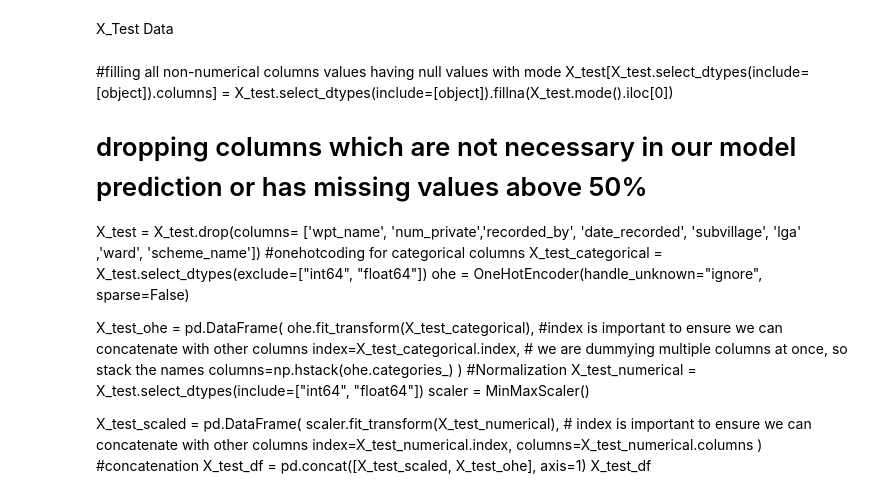
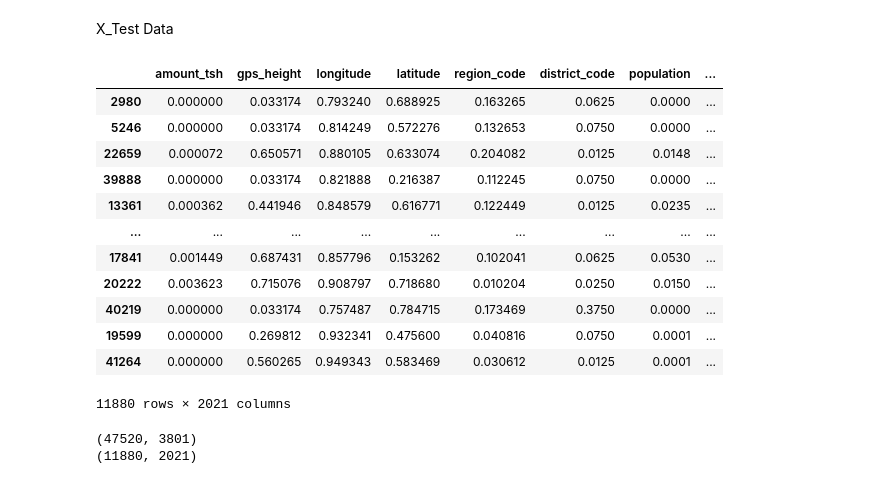
Before and after one commit to ibnudiyat/Project_Phase3, a Jupyter notebook: index.ipynb, the cells around one changed output. Cells and saved outputs as stored; diff of their text form; code cells hidden in the pictures.

```diff
--- a/index.ipynb
+++ b/index.ipynb
@@ -450,31 +537,45 @@ TypeError: Feature names are only supported if all input features have string na
 # %% [markdown]
 X_Test Data
-# %% [markdown]
-#filling all non-numerical columns values having null values with mode
-X_test[X_test.select_dtypes(include=[object]).columns] = X_test.select_dtypes(include=[object]).fillna(X_test.mode().iloc[0])
-# dropping columns which are not necessary in our model prediction or has missing values above 50%
-X_test = X_test.drop(columns= ['wpt_name', 'num_private','recorded_by', 'date_recorded', 'subvillage', 'lga' ,'ward', 'scheme_name'])
-#onehotcoding for categorical columns
-X_test_categorical = X_test.select_dtypes(exclude=["int64", "float64"])
-ohe = OneHotEncoder(handle_unknown="ignore", sparse=False)
-
-X_test_ohe = pd.DataFrame(
-    ohe.fit_transform(X_test_categorical),
-    #index is important to ensure we can concatenate with other columns
-    index=X_test_categorical.index,
-    # we are dummying multiple columns at once, so stack the names
-    columns=np.hstack(ohe.categories_)
-)
-#Normalization
-X_test_numerical = X_test.select_dtypes(include=["int64", "float64"])
-scaler = MinMaxScaler()
-
-X_test_scaled = pd.DataFrame(
-    scaler.fit_transform(X_test_numerical),
-    # index is important to ensure we can concatenate with other columns
-    index=X_test_numerical.index,
-    columns=X_test_numerical.columns
-)
-#concatenation
-X_test_df = pd.concat([X_test_scaled, X_test_ohe], axis=1)
-X_test_df
+# %%
+# dropping columns which are not necessary in our model prediction or has missing values above 50%
+X_test = X_test.drop(columns= ['wpt_name', 'num_private','recorded_by', 'date_recorded', 'subvillage', 'lga' ,'ward', 'scheme_name'])
+#filling all non-numerical columns values having null values with mode
+X_test[X_test.select_dtypes(include=[object]).columns] = X_test.select_dtypes(include=[object]).fillna(X_test.mode().iloc[0])
+#onehotcoding for categorical columns
+X_test_categorical = X_test.select_dtypes(exclude=["int64", "float64"])
+ohe = OneHotEncoder(handle_unknown="ignore", sparse=False)
+
+X_test_ohe = pd.DataFrame(
+    ohe.fit_transform(X_test_categorical),
+    #index is important to ensure we can concatenate with other columns
+    index=X_test_categorical.index,
+    # we are dummying multiple columns at once, so stack the names
+    columns=np.hstack(ohe.categories_)
+)
+#Normalization
+X_test_numerical = X_test.select_dtypes(include=["int64", "float64"])
+scaler = MinMaxScaler()
+
+X_test_scaled = pd.DataFrame(
+    scaler.fit_transform(X_test_numerical),
+    # index is important to ensure we can concatenate with other columns
+    index=X_test_numerical.index,
+    columns=X_test_numerical.columns
+)
+#concatenation
+X_test_df = pd.concat([X_test_scaled, X_test_ohe], axis=1)
+X_test_df
+# %% [output]
+|  | amount_tsh | gps_height | longitude | latitude | region_code | district_code | population | ... |
+| 2980 | 0.000000 | 0.033174 | 0.793240 | 0.688925 | 0.163265 | 0.0625 | 0.0000 | ... |
+| 5246 | 0.000000 | 0.033174 | 0.814249 | 0.572276 | 0.132653 | 0.0750 | 0.0000 | ... |
+| 22659 | 0.000072 | 0.650571 | 0.880105 | 0.633074 | 0.204082 | 0.0125 | 0.0148 | ... |
+| 39888 | 0.000000 | 0.033174 | 0.821888 | 0.216387 | 0.112245 | 0.0750 | 0.0000 | ... |
+| 13361 | 0.000362 | 0.441946 | 0.848579 | 0.616771 | 0.122449 | 0.0125 | 0.0235 | ... |
+| ... | ... | ... | ... | ... | ... | ... | ... | ... |
+| 17841 | 0.001449 | 0.687431 | 0.857796 | 0.153262 | 0.102041 | 0.0625 | 0.0530 | ... |
+| 20222 | 0.003623 | 0.715076 | 0.908797 | 0.718680 | 0.010204 | 0.0250 | 0.0150 | ... |
+| 40219 | 0.000000 | 0.033174 | 0.757487 | 0.784715 | 0.173469 | 0.3750 | 0.0000 | ... |
+| 19599 | 0.000000 | 0.269812 | 0.932341 | 0.475600 | 0.040816 | 0.0750 | 0.0001 | ... |
+| 41264 | 0.000000 | 0.560265 | 0.949343 | 0.583469 | 0.030612 | 0.0125 | 0.0001 | ... |
+11880 rows × 2021 columns
@@ -480,0 +584,6 @@ X_test_df
+# %%
+print(X_train_df.shape)  # Should be (n_samples_train, n_features)
+print(X_test_df.shape)   # Should be (n_samples_test, n_features)
+# %% [output]
+(47520, 3801)
+(11880, 2021)
```
Also changed, not shown: parts of 16 cells of this notebook.
